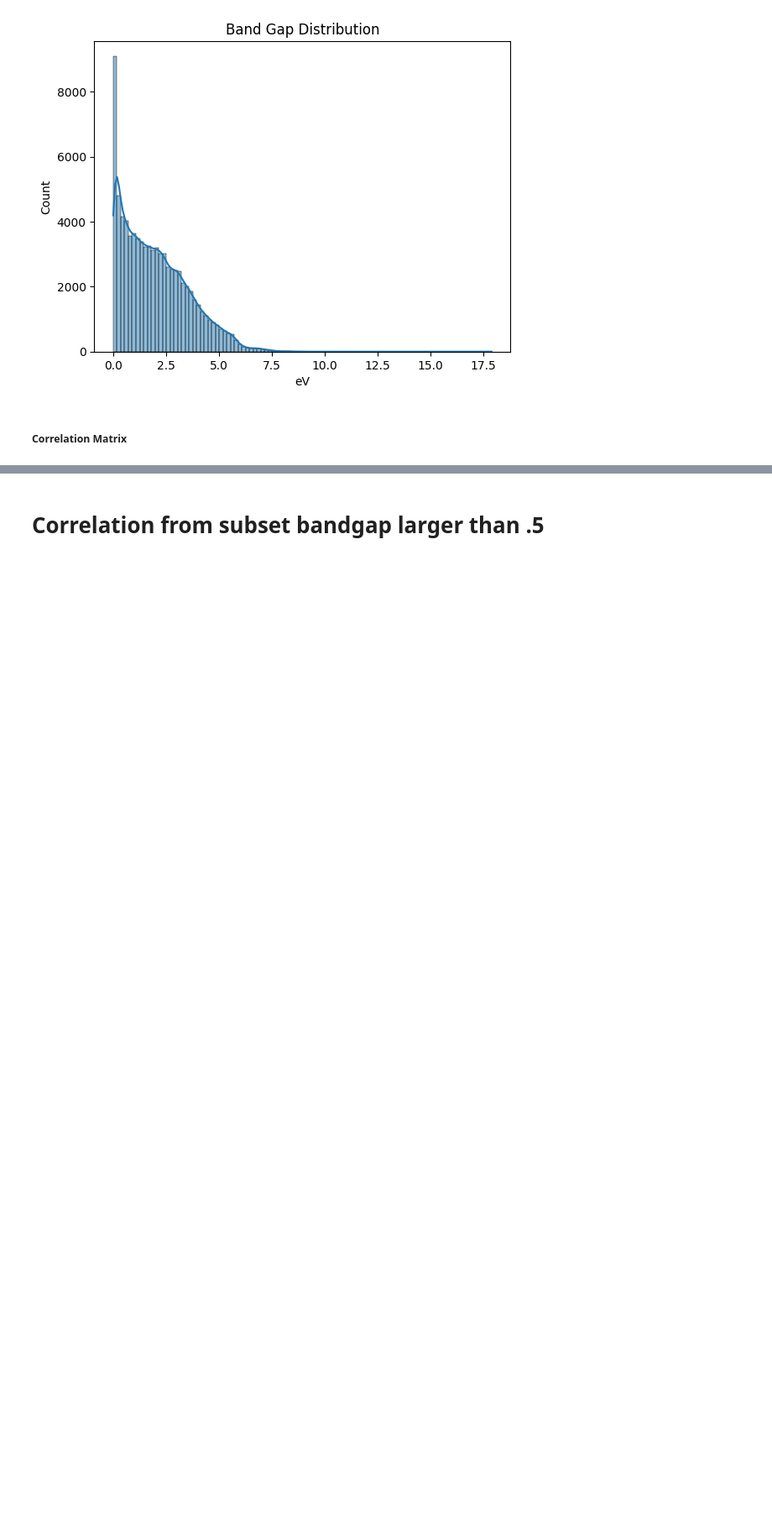
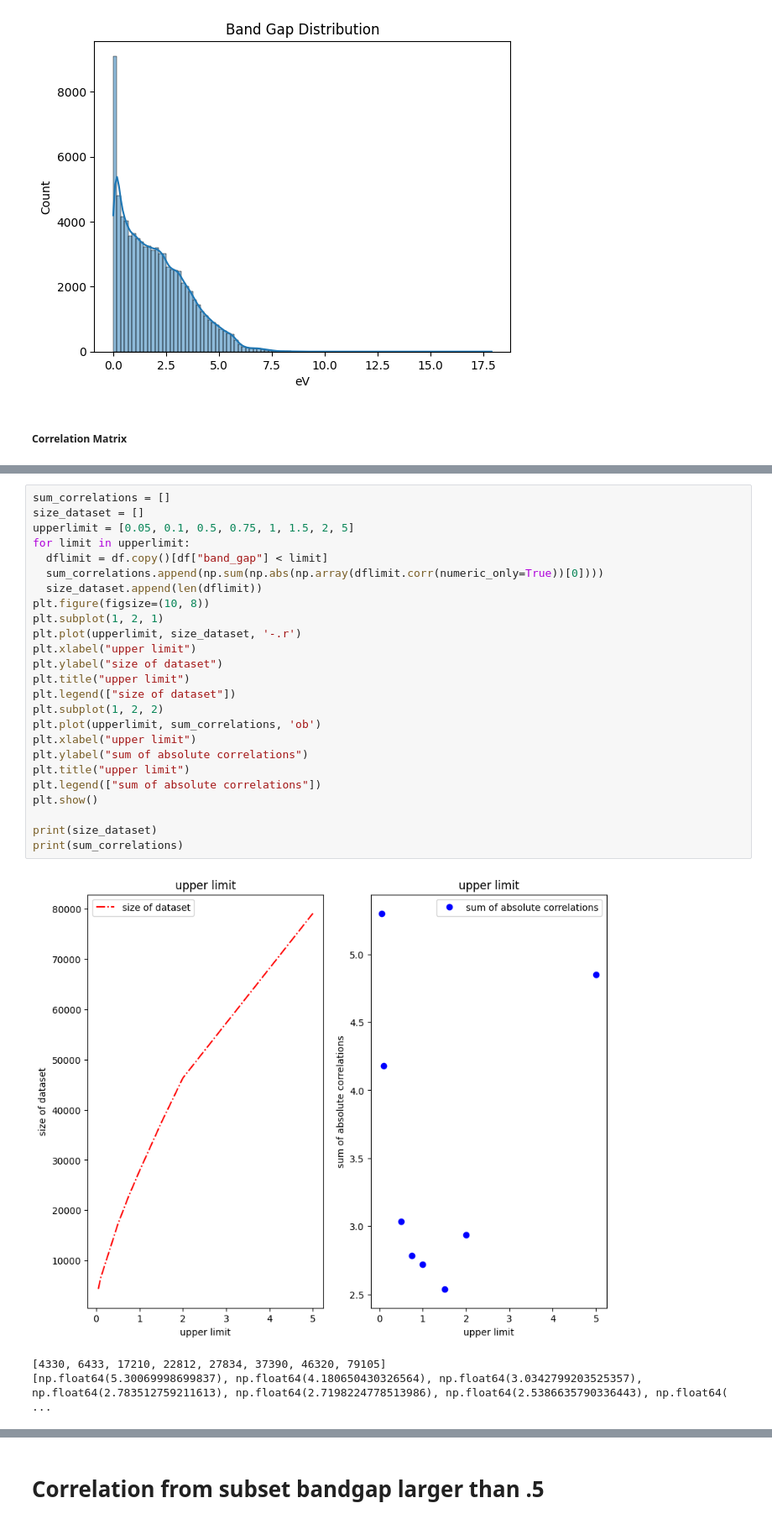
Before and after one commit to immischein/ML-bandgap, a Jupyter notebook: Bandgaps_ML_Model.ipynb, the cells around one changed output, grey strips where cells are left out. Shown at 84% size. Saved outputs shown, nothing was run; the diff lists cells and outputs as text; blank space fills up the shorter version.

```diff
--- a/Bandgaps_ML_Model.ipynb
+++ b/Bandgaps_ML_Model.ipynb
@@ -335,0 +429,29 @@ len(df)
+# %%
+sum_correlations = []
+size_dataset = []
+upperlimit = [0.05, 0.1, 0.5, 0.75, 1, 1.5, 2, 5]
+for limit in upperlimit:
+  dflimit = df.copy()[df["band_gap"] < limit]
+  sum_correlations.append(np.sum(np.abs(np.array(dflimit.corr(numeric_only=True))[0])))
+  size_dataset.append(len(dflimit))
+plt.figure(figsize=(10, 8))
+plt.subplot(1, 2, 1)
+plt.plot(upperlimit, size_dataset, '-.r')
+plt.xlabel("upper limit")
+plt.ylabel("size of dataset")
+plt.title("upper limit")
+plt.legend(["size of dataset"])
+plt.subplot(1, 2, 2)
+plt.plot(upperlimit, sum_correlations, 'ob')
+plt.xlabel("upper limit")
+plt.ylabel("sum of absolute correlations")
+plt.title("upper limit")
+plt.legend(["sum of absolute correlations"])
+plt.show()
+
+print(size_dataset)
+print(sum_correlations)
+# %% [output]
+[figure, added]
+[4330, 6433, 17210, 22812, 27834, 37390, 46320, 79105]
+[np.float64(5.30069998699837), np.float64(4.180650430326564), np.float64(3.0342799203525357), np.float64(2.783512759211613), np.float64(2.7198224778513986), np.float64(2.5386635790336443), np.float64( ...
```
Also changed, not shown: parts of 15 cells of this notebook.
